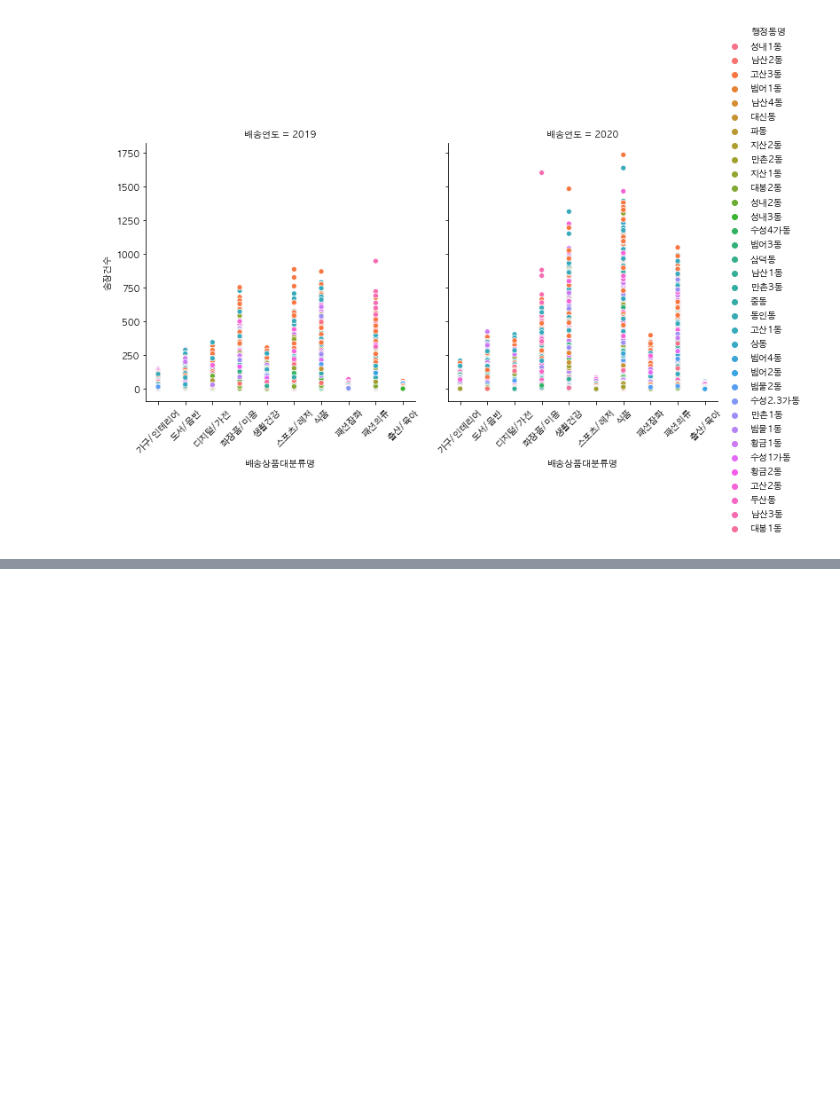
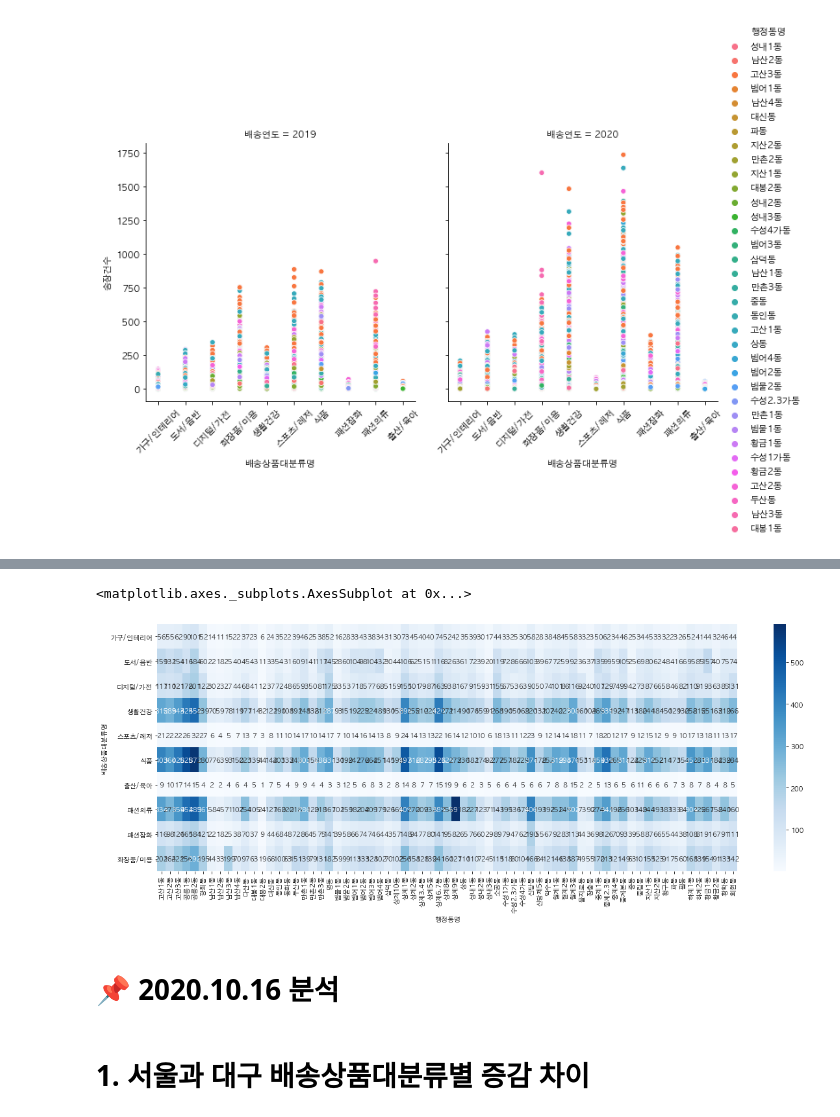
Before and after one commit to yekyung2/Python-DataAnalysis, a Jupyter notebook: shipping_data.ipynb, the cells around one changed output, grey strips where cells are left out. Cells and saved outputs as stored; diff of their text form; code cells hidden in the pictures; blank space fills up the shorter version.

```diff
--- a/shipping_data.ipynb
+++ b/shipping_data.ipynb
@@ -479,0 +601,3 @@ chart_daegu.set_xticklabels(rotation=45)
+# %%
+t = pd.pivot_table(df, index='배송상품대분류명', columns='행정동명', values='송장건수').round()
+t
@@ -479,0 +618,10 @@ chart_daegu.set_xticklabels(rotation=45)
+# %%
+plt.figure(figsize=(20,7))
+sns.heatmap(t, cmap="Blues", annot=True, fmt=".0f")
+# %% [output]
+<matplotlib.axes._subplots.AxesSubplot at 0x...>
+[figure, added]
+# %% [markdown]
+# 📌 2020.10.16 분석
+# %% [markdown]
+# 1. 서울과 대구 배송상품대분류별 증감 차이
```
Also changed, not shown: parts of 88 cells of this notebook.
